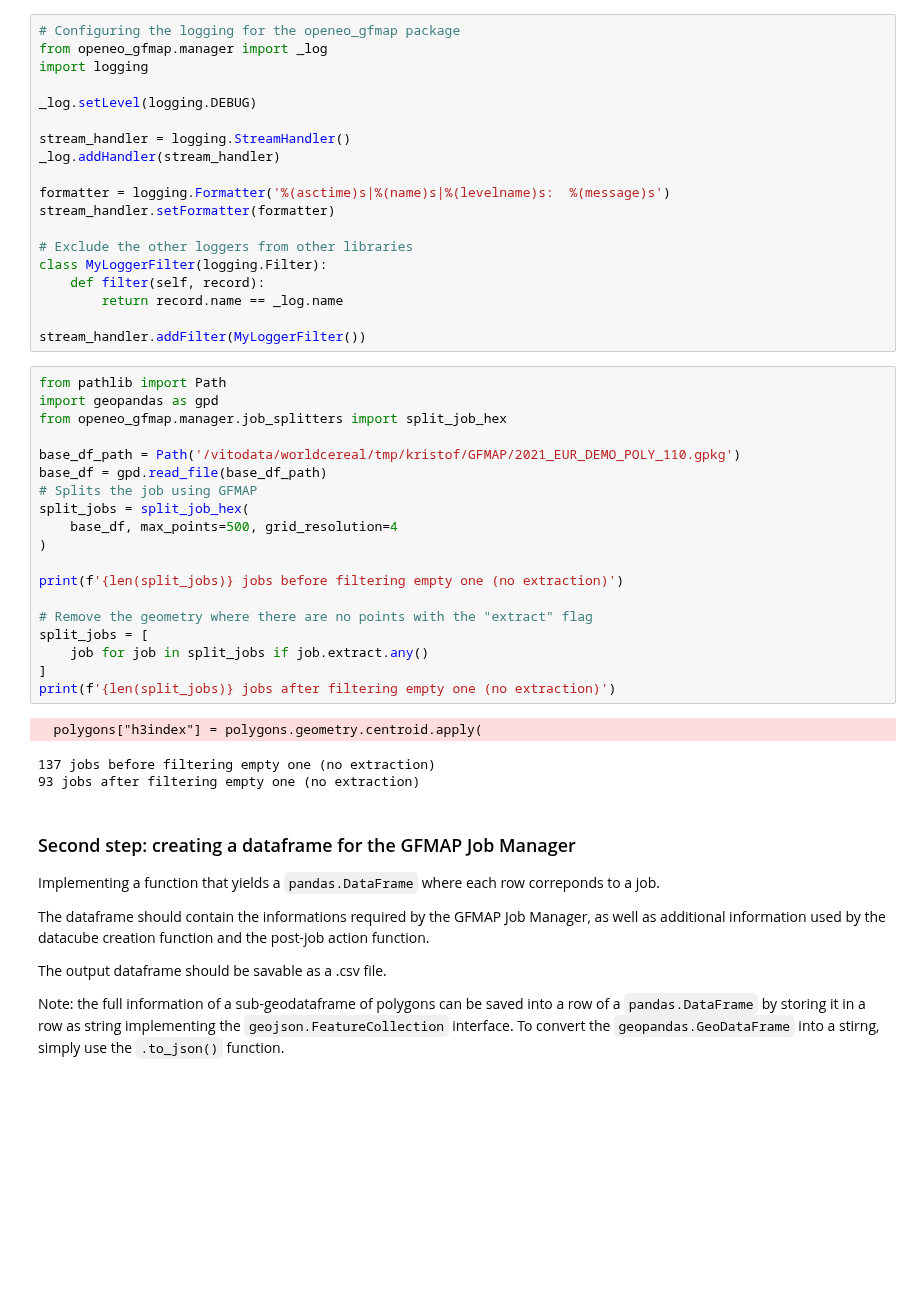
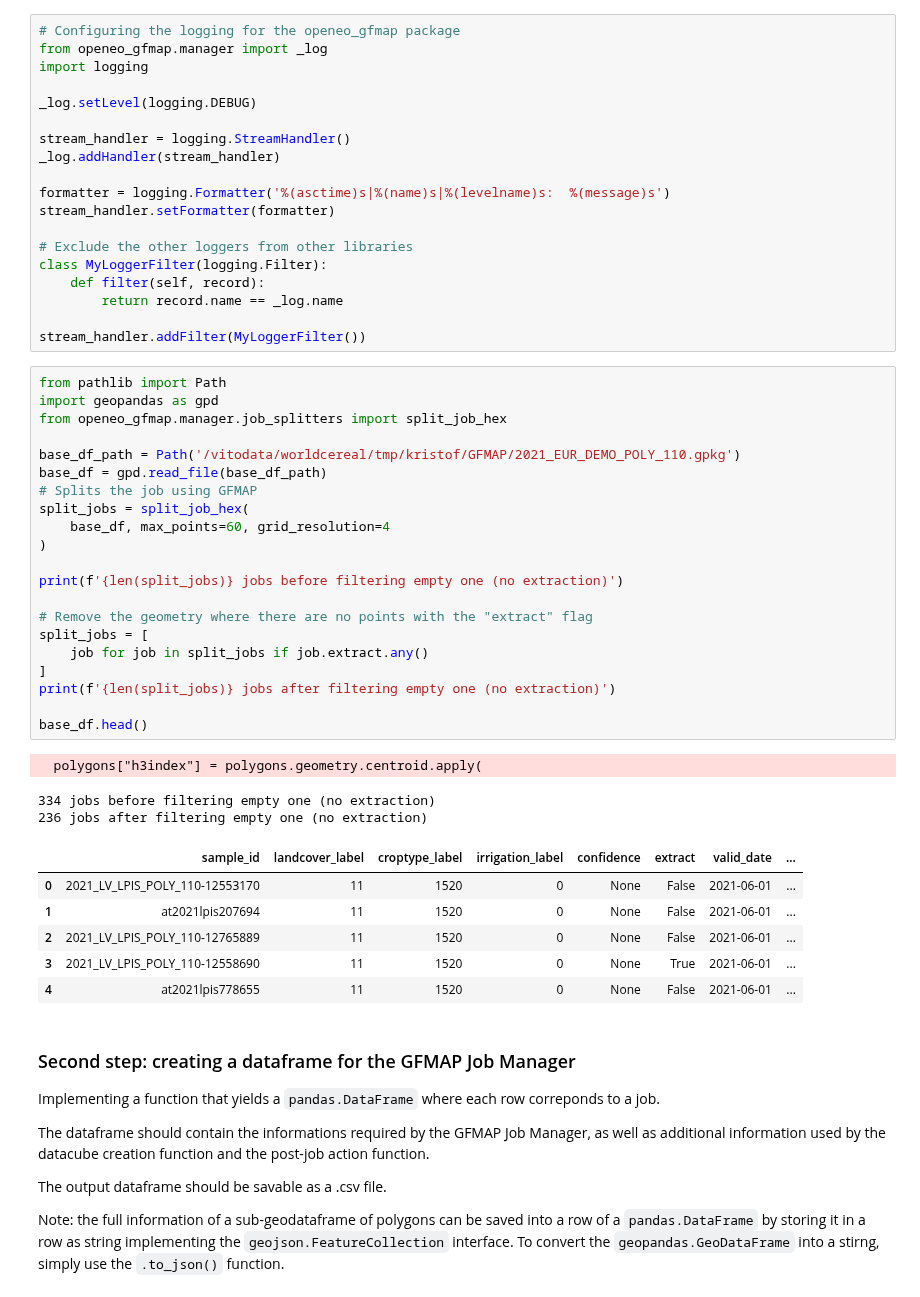
Before and after one commit to Open-EO/openeo-gfmap, a Jupyter notebook: examples/extraction_pipelines/S2_extraction_example.ipynb, the cells around one changed output. Cells and saved outputs as stored; diff of their text form; blank space fills up the shorter version.

```diff
--- a/examples/extraction_pipelines/S2_extraction_example.ipynb
+++ b/examples/extraction_pipelines/S2_extraction_example.ipynb
@@ -34,26 +34,34 @@ stream_handler.addFilter(MyLoggerFilter())
 # %%
 from pathlib import Path
 import geopandas as gpd
 from openeo_gfmap.manager.job_splitters import split_job_hex
 
 base_df_path = Path('/vitodata/worldcereal/tmp/kristof/GFMAP/2021_EUR_DEMO_POLY_110.gpkg')
 base_df = gpd.read_file(base_df_path)
 # Splits the job using GFMAP
 split_jobs = split_job_hex(
-    base_df, max_points=500, grid_resolution=4
+    base_df, max_points=60, grid_resolution=4
 )
 
 print(f'{len(split_jobs)} jobs before filtering empty one (no extraction)')
 
 # Remove the geometry where there are no points with the "extract" flag
 split_jobs = [
     job for job in split_jobs if job.extract.any()
 ]
 print(f'{len(split_jobs)} jobs after filtering empty one (no extraction)')
+
+base_df.head()
 # %% [output]
   polygons["h3index"] = polygons.geometry.centroid.apply(
-137 jobs before filtering empty one (no extraction)
-93 jobs after filtering empty one (no extraction)
+334 jobs before filtering empty one (no extraction)
+236 jobs after filtering empty one (no extraction)
+|  | sample_id | landcover_label | croptype_label | irrigation_label | confidence | extract | valid_date | ... |
+| 0 | 2021_LV_LPIS_POLY_110-12553170 | 11 | 1520 | 0 | None | False | 2021-06-01 | ... |
+| 1 | at2021lpis207694 | 11 | 1520 | 0 | None | False | 2021-06-01 | ... |
+| 2 | 2021_LV_LPIS_POLY_110-12765889 | 11 | 1520 | 0 | None | False | 2021-06-01 | ... |
+| 3 | 2021_LV_LPIS_POLY_110-12558690 | 11 | 1520 | 0 | None | True | 2021-06-01 | ... |
+| 4 | at2021lpis778655 | 11 | 1520 | 0 | None | False | 2021-06-01 | ... |
 # %% [markdown]
 ### Second step: creating a dataframe for the GFMAP Job Manager
 
```
Also changed, not shown: parts of 13 cells of this notebook, 3 other files.
